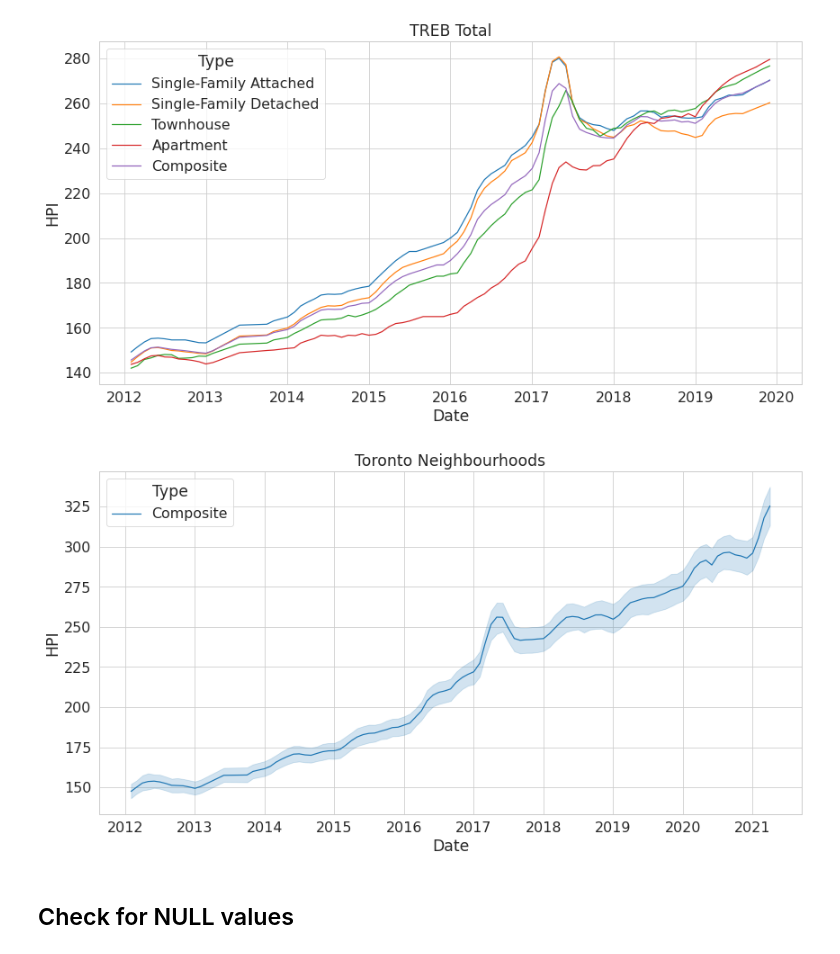
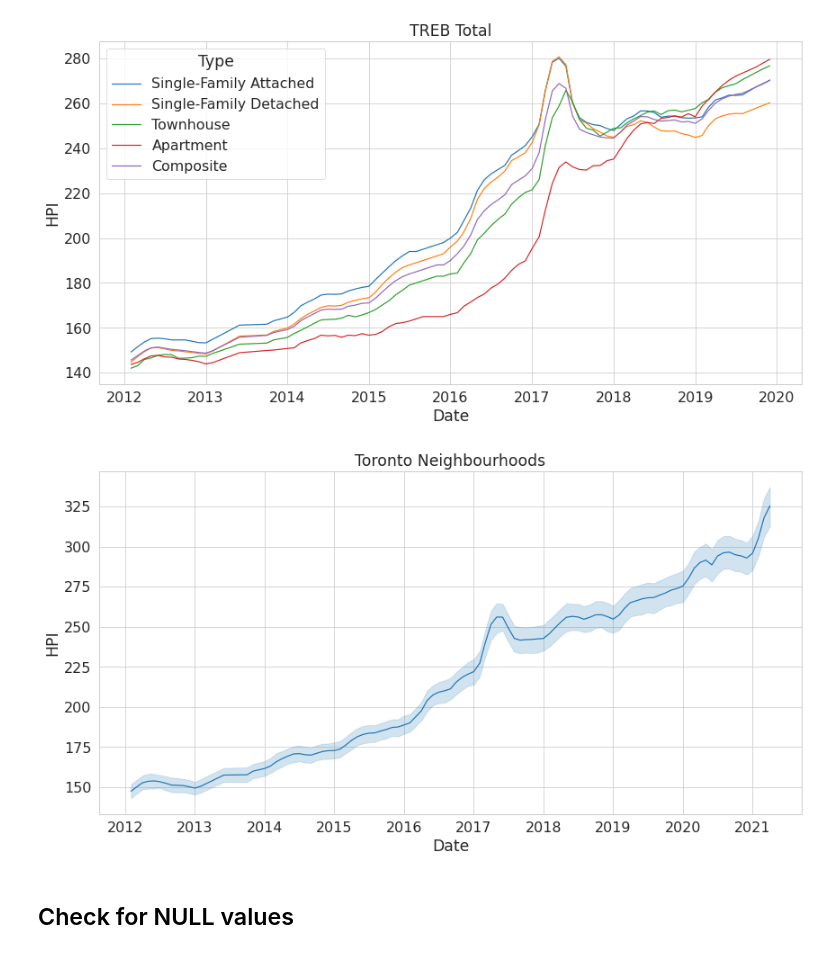
Before and after one commit to sinan-ozel/toronto-hpi, a Jupyter notebook: notebook/03.DataChecks.ipynb, the cells around one changed output. Saved outputs shown, nothing was run; the diff lists cells and outputs as text; code cells hidden in the pictures.

```diff
--- a/notebook/03.DataChecks.ipynb
+++ b/notebook/03.DataChecks.ipynb
@@ -139,19 +139,18 @@ with sns.plotting_context("paper", font_scale=1.8):
 # %%
 with sns.plotting_context("paper", font_scale=1.8):
     with sns.axes_style("whitegrid"):
         ax = sns.lineplot(
             data=hpi[(hpi['Area'].str.startswith('Toronto')) & (hpi['Type'] == 'Composite') & (hpi['Date'] > datetime(2012, 1, 1))],
             x='Date',
             y='HPI',
-            hue='Type',
             estimator='mean'
         )
         ax.figure.set_figwidth(14)
         ax.figure.set_figheight(7)
         ax.set_title(f"Toronto Neighbourhoods")
         fig = ax.get_figure()
 # %% [output]
-[figure, old version]
+[figure, new version]
 # %% [markdown]
 ## Check for NULL values
 # %%
```
Also changed, not shown: 3 other files.
